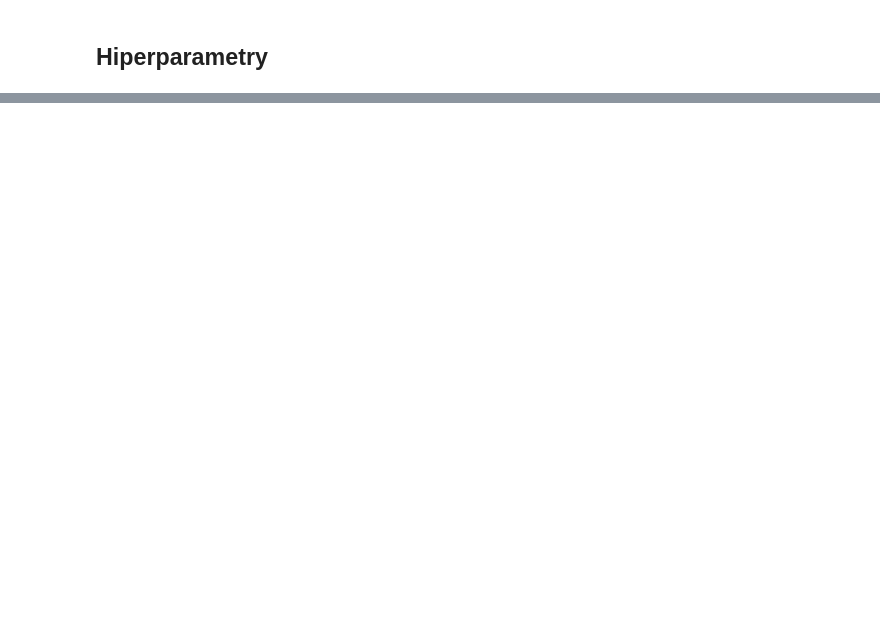
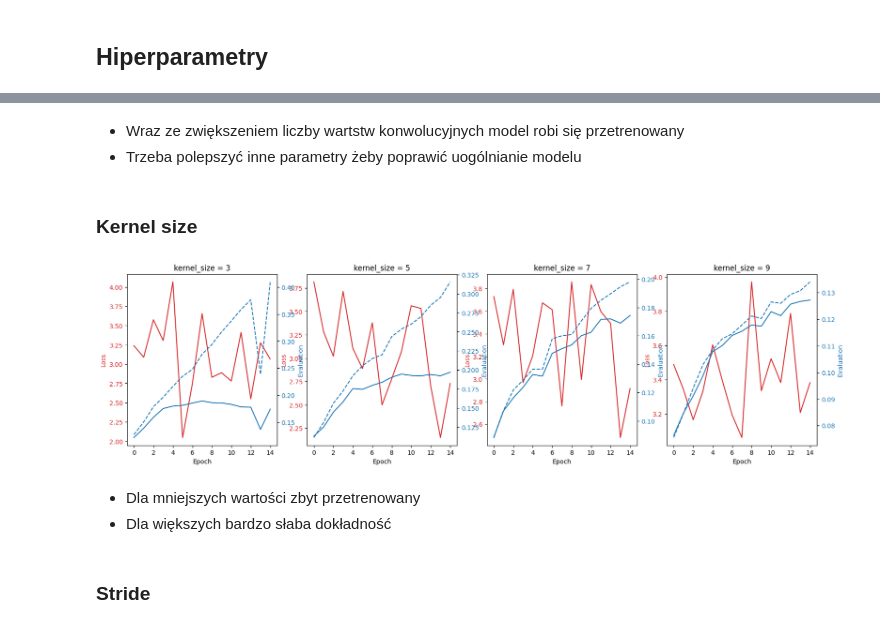
Before and after one commit to BrunoSienkiewicz/Neural-networks, a Jupyter notebook: miniprojekt_3/miniprojekt_3_hiperparametry.ipynb, the cells around one changed output, grey strips where cells are left out. Drawn from its saved outputs; the diff is of its cells as text; code cells hidden in the pictures; blank space fills up the shorter version.

```diff
--- a/miniprojekt_3/miniprojekt_3_hiperparametry.ipynb
+++ b/miniprojekt_3/miniprojekt_3_hiperparametry.ipynb
@@ -52,0 +68,40 @@ display(res.sort_values(by="val_acc", ascending=False).head(10))
+# %% [markdown]
+- Wraz ze zwiększeniem liczby wartstw konwolucyjnych model robi się przetrenowany
+- Trzeba polepszyć inne parametry żeby poprawić uogólnianie modelu
+# %% [markdown]
+### Kernel size
+# %%
+for kernel_size in tqdm_notebook.tqdm(kernel_size_values):
+    n_channels = 10
+    stride = 1
+    padding = 1
+    n_convs = 3
+    try:
+        net = CustomNet(num_classes=50, input_size=48, n_convs=n_convs, kernel_size=kernel_size, stride=stride, padding=padding).to(device)
+    except:
+        continue
+    nets[(n_convs, kernel_size, stride, padding)] = net
+    train_loader = torch.utils.data.DataLoader(train, batch_size=32, shuffle=True, num_workers=8)
+    val_loader = torch.utils.data.DataLoader(val, batch_size=32, shuffle=True, num_workers=8)
+    criterion = nn.CrossEntropyLoss()
+    optimizer = optim.Adam(net.parameters(), lr=0.001)
+    loss_hist, train_eval_hist, val_eval_hist = train_model(net, train_loader, val_loader, criterion, optimizer, get_accuracy, device, 15, verbose=False)
+    model_res = pd.DataFrame([[n_convs, kernel_size, stride, padding, n_channels,loss_hist, train_eval_hist, val_eval_hist, train_eval_hist[-1]-val_eval_hist[-1]]], columns=["n_convs", "kernel_size", "stride", "padding", "n_channels","train_loss", "train_acc", "val_acc", "overfit"])
+    res = pd.concat([res, model_res])
+# %%
+fig, axs = plt.subplots(1, 4, figsize=(20, 5))
+
+for i, kernel_size in enumerate(kernel_size_values):
+    iters = [i for i in range(15)]
+    loss_hist = res[res["kernel_size"] == kernel_size]["train_loss"].values[0]
+    train_acc = res[res["kernel_size"] == kernel_size]["train_acc"].values[0]
+    val_acc = res[res["kernel_size"] == kernel_size]["val_acc"].values[0]
+    plot_training(iters, loss_hist, train_acc, val_acc, axs[i])
+    axs[i].set_title(f"kernel_size = {kernel_size}")
+# %% [output]
+[figure, added]
+# %% [markdown]
+- Dla mniejszych wartości zbyt przetrenowany
+- Dla większych bardzo słaba dokładność
+# %% [markdown]
+### Stride
```
Also changed, not shown: parts of 19 cells of this notebook, 1 other file.
